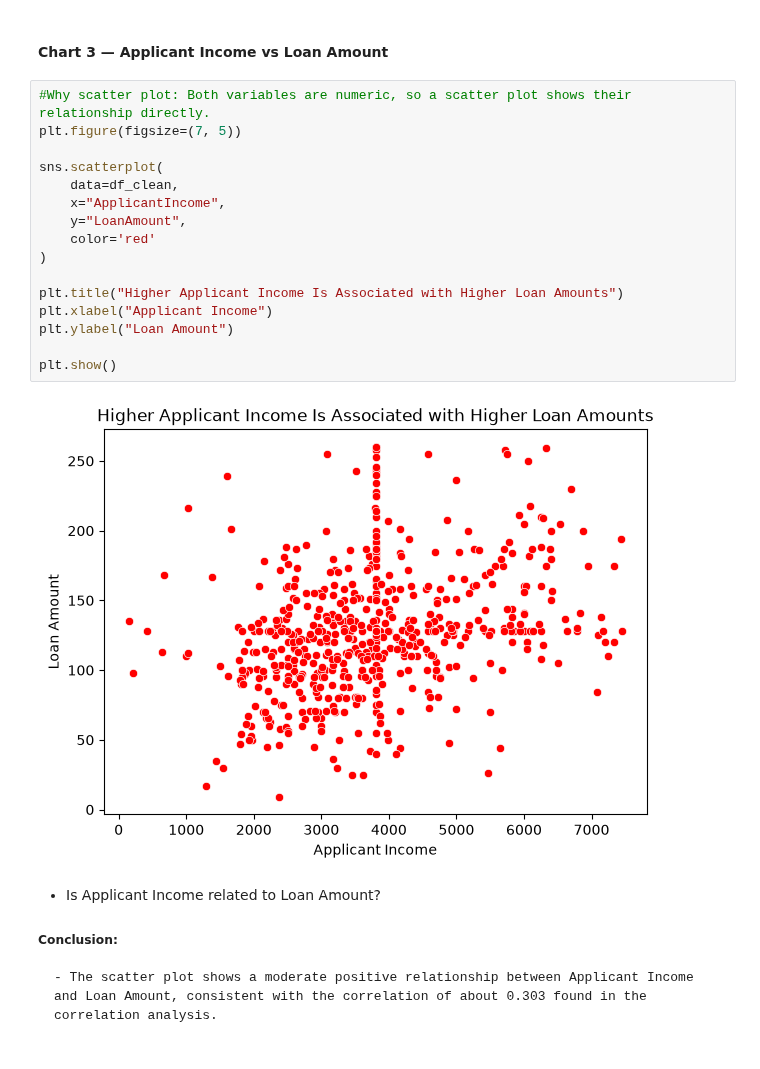
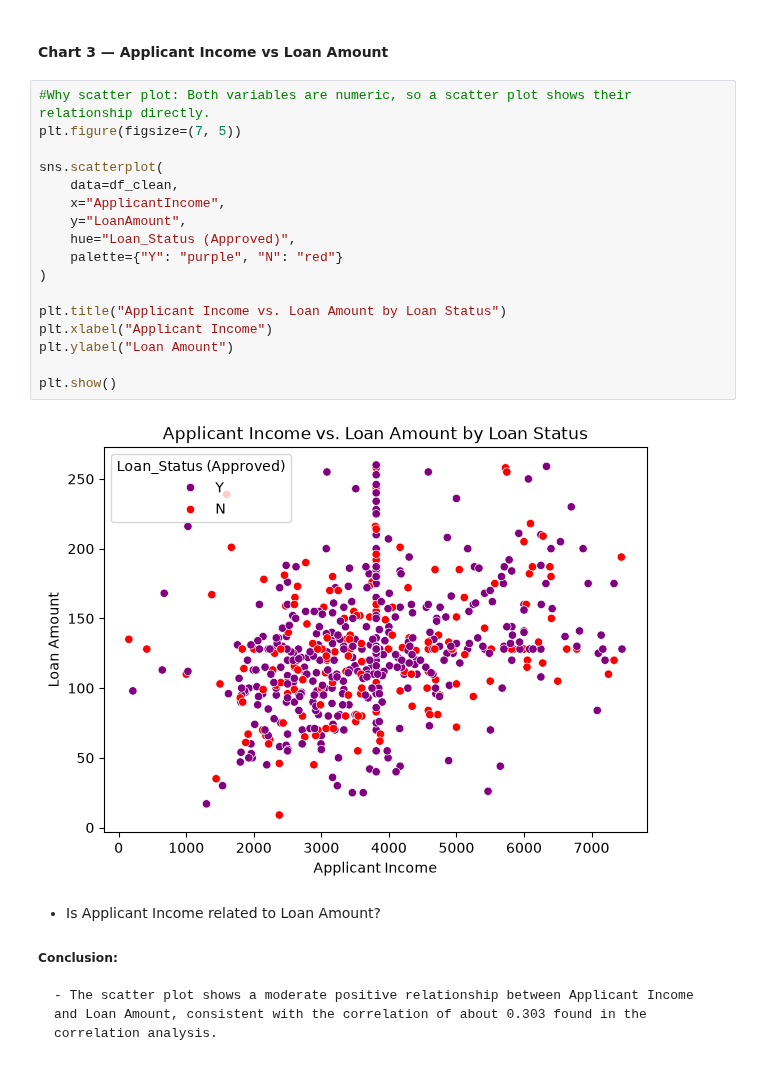
Before and after one commit to sabvanidhi/aiml-bootcamp-nidhi, a Jupyter notebook: Day-20_Capstone/project.ipynb, the cells around one changed output. Cells and saved outputs as stored; diff of their text form.

```diff
--- a/Day-20_Capstone/project.ipynb
+++ b/Day-20_Capstone/project.ipynb
@@ -938,21 +929,22 @@ plt.show()
 # %%
 #Why scatter plot: Both variables are numeric, so a scatter plot shows their relationship directly.
 plt.figure(figsize=(7, 5))
 
 sns.scatterplot(
     data=df_clean,
     x="ApplicantIncome",
     y="LoanAmount",
-    color='red'
+    hue="Loan_Status (Approved)",
+    palette={"Y": "purple", "N": "red"}
 )
 
-plt.title("Higher Applicant Income Is Associated with Higher Loan Amounts")
+plt.title("Applicant Income vs. Loan Amount by Loan Status")
 plt.xlabel("Applicant Income")
 plt.ylabel("Loan Amount")
 
 plt.show()
 # %% [output]
-[figure, old version]
+[figure, new version]
 # %% [markdown]
 - Is Applicant Income related to Loan Amount?
 
```
Also changed, not shown: parts of 7 cells of this notebook.
